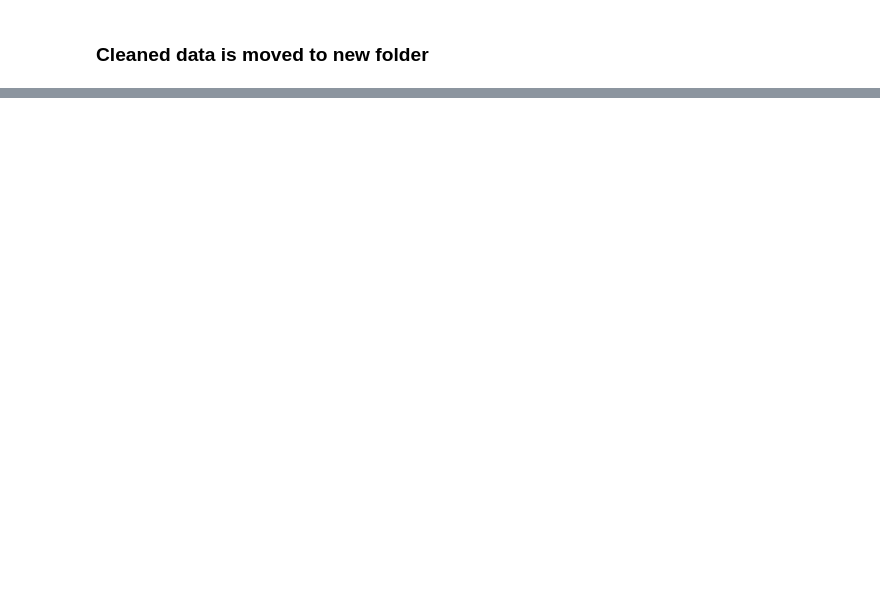
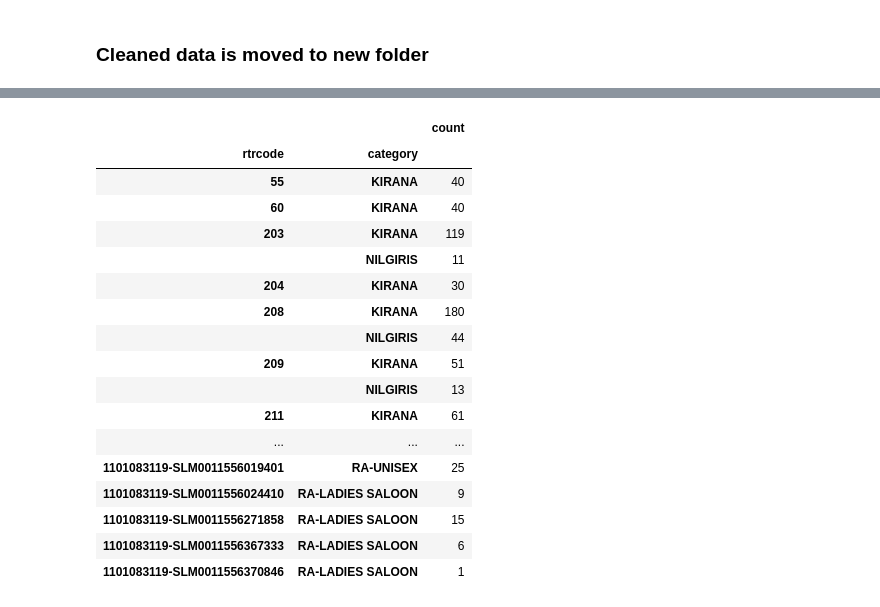
Before and after one commit to CavinKare-Digital/SSO-Marketing-Report, a Jupyter notebook: Final Code.ipynb, the cells around one changed output, grey strips where cells are left out. Cells and saved outputs as stored; diff of their text form; code cells hidden in the pictures; blank space fills up the shorter version.

```diff
--- a/Final Code.ipynb
+++ b/Final Code.ipynb
@@ -1,4 +1,4 @@
 # %%
 import pandas as pd
 pd.options.mode.chained_assignment = None #for not showing warning message
-pd.options.display.float_format = '{:,.2f}'.format #for setting thhe float format to this notebook
+pd.options.display.float_format = '{:,.7f}'.format #for setting thhe float format to this notebook
@@ -205,0 +286,16 @@ graph.to_excel("D:\Analytics\Marketing Report\FY 19-20\Master Data\Consolidated_
+# %%
+data1 = pd.read_csv("D:\Analytics\Marketing Report\FY 19-20\Cleaned data\Cleaned_JC01.csv")
+data2 = pd.read_csv("D:\Analytics\Marketing Report\FY 19-20\Cleaned data\Cleaned_JC02.csv")
+data3 = pd.read_csv("D:\Analytics\Marketing Report\FY 19-20\Cleaned data\Cleaned_JC03.csv")
+data4 = pd.read_csv("D:\Analytics\Marketing Report\FY 19-20\Cleaned data\Cleaned_JC04.csv")
+data5 = pd.read_csv("D:\Analytics\Marketing Report\FY 19-20\Cleaned data\Cleaned_JC05.csv")
+data6 = pd.read_csv("D:\Analytics\Marketing Report\FY 19-20\Cleaned data\Cleaned_JC06.csv")
+data7 = pd.read_csv("D:\Analytics\Marketing Report\FY 19-20\Cleaned data\Cleaned_JC07.csv")
+data8 = pd.read_csv("D:\Analytics\Marketing Report\FY 19-20\Cleaned data\Cleaned_JC08.csv")
+# %%
+fullpath = [data1, data2, data3, data4, data5, data6, data7, data8]
+# %%
+data = pd.DataFrame()
+for f in fullpath:
+#     df = pd.read_excel(f, sheet_name = 'Sheet1')
+    data = data.append(f)
@@ -205,0 +540,21 @@ graph.to_excel("D:\Analytics\Marketing Report\FY 19-20\Master Data\Consolidated_
+# %%
+data.groupby(["rtrcode","category"]).agg(count = ("rtrcode","count")).head(20)
+# %% [output]
+|  |  | count |
+| rtrcode | category |  |
+| 55 | KIRANA | 40 |
+| 60 | KIRANA | 40 |
+| 203 | KIRANA | 119 |
+|  | NILGIRIS | 11 |
+| 204 | KIRANA | 30 |
+| 208 | KIRANA | 180 |
+|  | NILGIRIS | 44 |
+| 209 | KIRANA | 51 |
+|  | NILGIRIS | 13 |
+| 211 | KIRANA | 61 |
+| ... | ... | ... |
+| 1101083119-SLM0011556019401 | RA-UNISEX | 25 |
+| 1101083119-SLM0011556024410 | RA-LADIES SALOON | 9 |
+| 1101083119-SLM0011556271858 | RA-LADIES SALOON | 15 |
+| 1101083119-SLM0011556367333 | RA-LADIES SALOON | 6 |
+| 1101083119-SLM0011556370846 | RA-LADIES SALOON | 1 |
```
Also changed, not shown: parts of 98 cells of this notebook.
